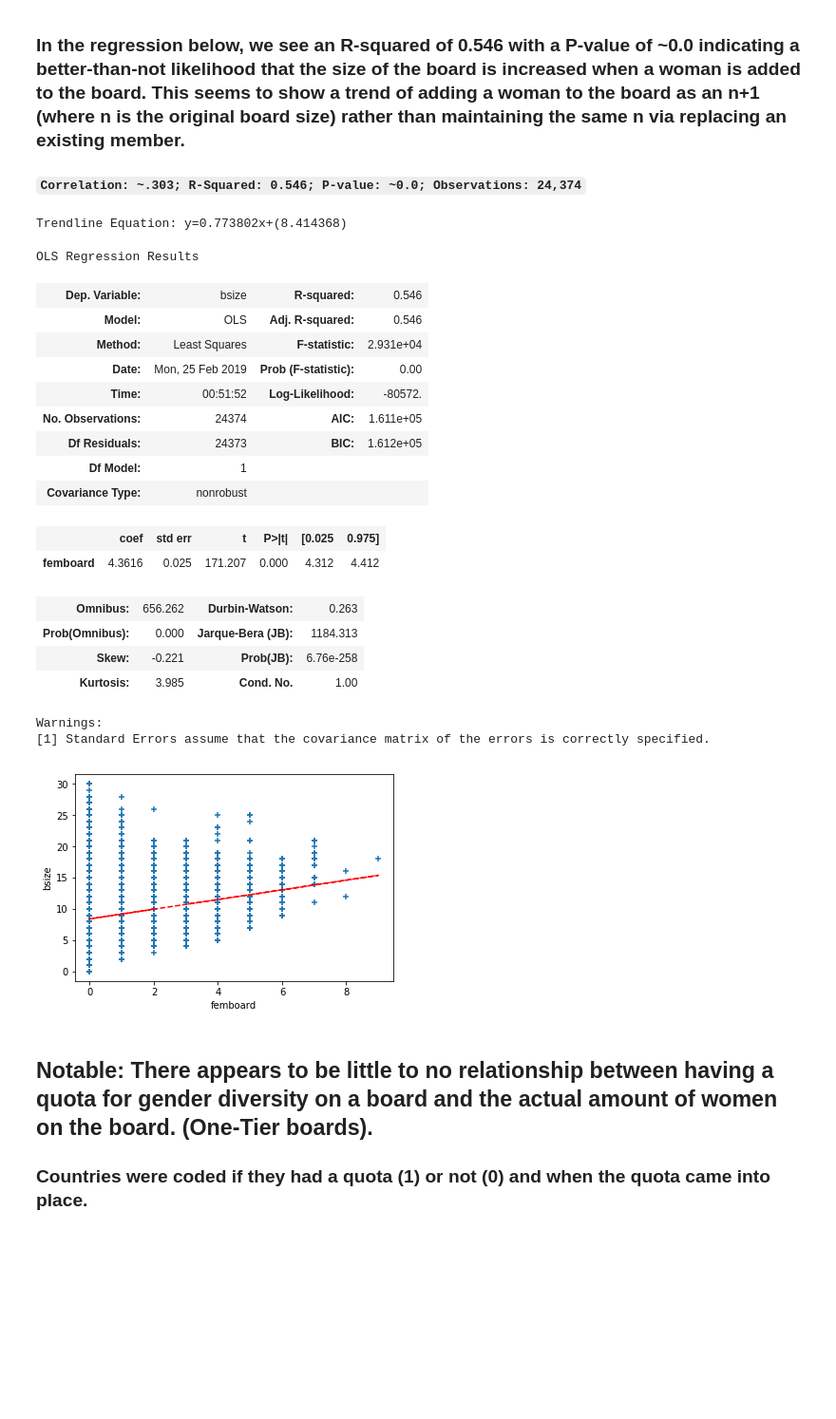
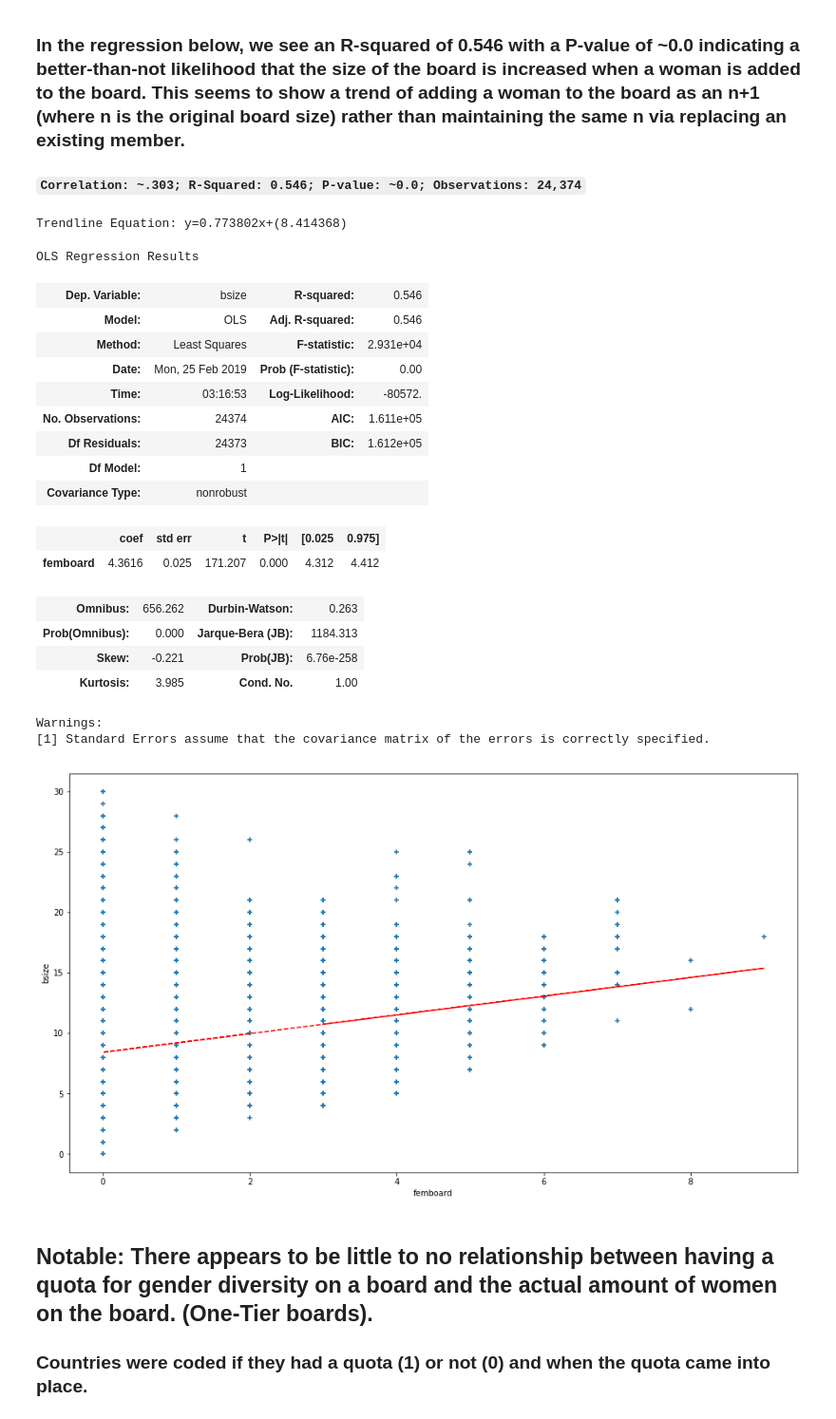
Before and after one commit to etokrug/GroupProject, a Jupyter notebook: GroupProject.ipynb, the cells around one changed output. Shown at 95% size. Cells and saved outputs as stored; diff of their text form; code cells hidden in the pictures; blank space fills up the shorter version.

```diff
--- a/GroupProject.ipynb
+++ b/GroupProject.ipynb
@@ -334,38 +337,39 @@ df_board_w_fem = df_board_w_fem.dropna()
 x = df_board_w_fem['femboard']
 y = df_board_w_fem['bsize']
 
+plt.figure(figsize = (16, 9))
 plt.scatter(df_board_w_fem['femboard'], df_board_w_fem['bsize'], marker="+")
 z = np.polyfit(x, y, 1)
 p = np.poly1d(z)
 plt.plot(x,p(x),"r--")
 print("Trendline Equation: y={0:.6f}x+({1:.6f})".format(z[0],z[1]))
 plt.ylabel("bsize")
 plt.xlabel("femboard")
 
 model = sm.OLS(y, x).fit()
 
 model.summary()
 # %% [output]
 Trendline Equation: y=0.773802x+(8.414368)
 OLS Regression Results
 | Dep. Variable: | bsize | R-squared: | 0.546 |
 | Model: | OLS | Adj. R-squared: | 0.546 |
 | Method: | Least Squares | F-statistic: | 2.931e+04 |
 | Date: | Mon, 25 Feb 2019 | Prob (F-statistic): | 0.00 |
-| Time: | 00:51:52 | Log-Likelihood: | -80572. |
+| Time: | 03:16:53 | Log-Likelihood: | -80572. |
 | No. Observations: | 24374 | AIC: | 1.611e+05 |
 | Df Residuals: | 24373 | BIC: | 1.612e+05 |
 | Df Model: | 1 |  |  |
 | Covariance Type: | nonrobust |  |  |
 |  | coef | std err | t | P>|t| | [0.025 | 0.975] |
 | femboard | 4.3616 | 0.025 | 171.207 | 0.000 | 4.312 | 4.412 |
 | Omnibus: | 656.262 | Durbin-Watson: | 0.263 |
 | Prob(Omnibus): | 0.000 | Jarque-Bera (JB): | 1184.313 |
 | Skew: | -0.221 | Prob(JB): | 6.76e-258 |
 | Kurtosis: | 3.985 | Cond. No. | 1.00 |
 Warnings:
 [1] Standard Errors assume that the covariance matrix of the errors is correctly specified.
-[figure, old version]
+[figure, new version]
 # %% [markdown]
 ## Notable: There appears to be little to no relationship between having a quota for gender diversity on a board and the actual amount of women on the board. (One-Tier boards).
 
```
Also changed, not shown: parts of 35 cells of this notebook, 3 other files.
